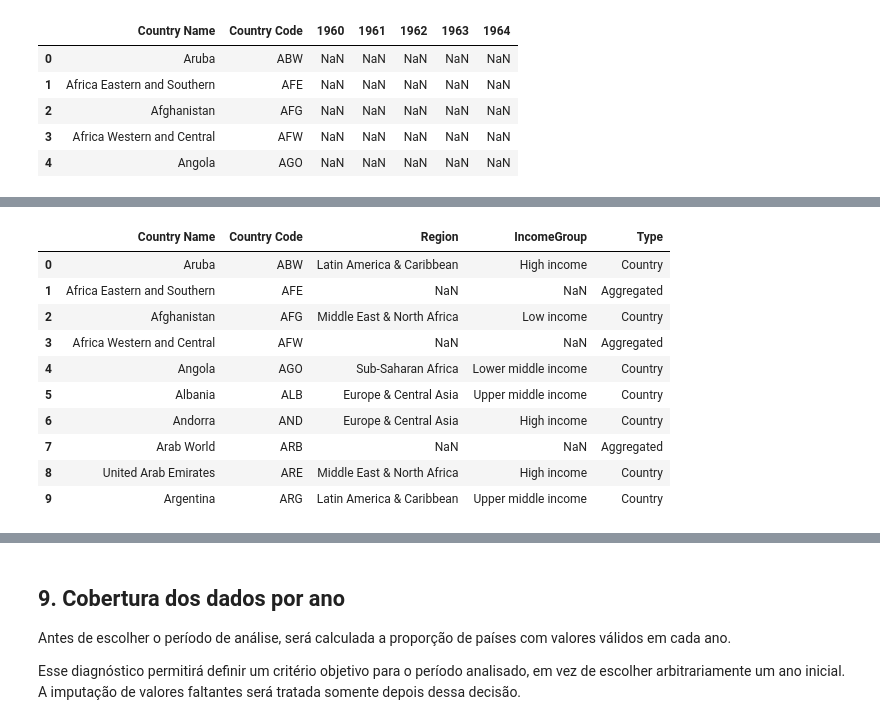
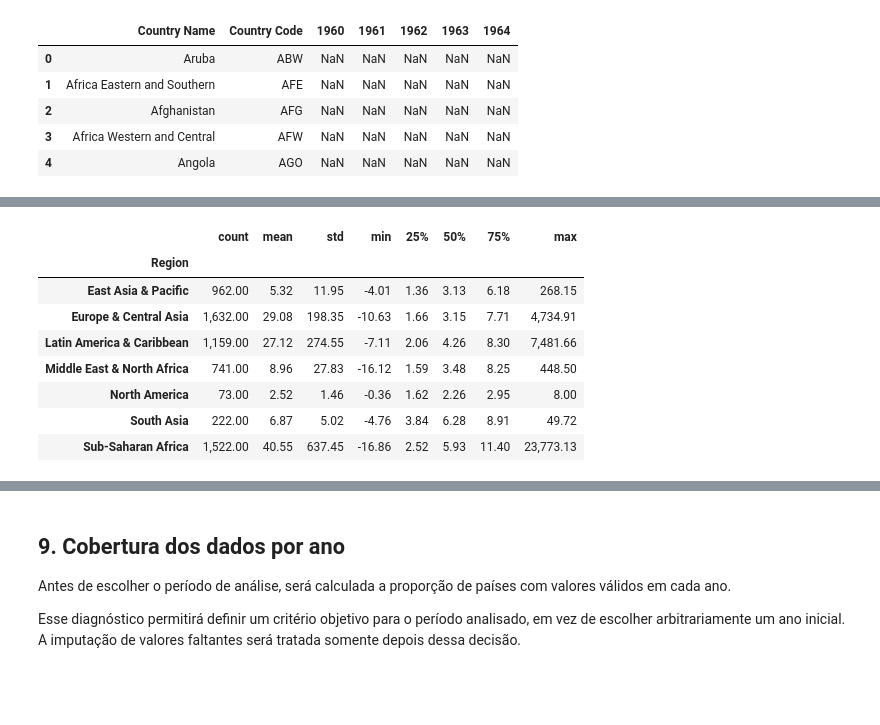
Before and after one commit to LeoPHP1/TP2_Data_science, a Jupyter notebook: TP2_inflacao.ipynb, the cells around one changed output, grey strips where cells are left out. Drawn from its saved outputs; the diff is of its cells as text; code cells hidden in the pictures; blank space fills up the shorter version.

Commit message:
Plot e analise de diversos graficos, series temporais e bayes

```diff
--- a/TP2_inflacao.ipynb
+++ b/TP2_inflacao.ipynb
@@ -66,3 +69,9 @@ Quantidade de anos: 66
+# %%
+def classificar(row):
+    if pd.isna(row["Region"]):
+        return "Aggregated"
+    else:
+        return "Country"
 # %% [markdown]
 ## 5. Normalização dos tipos
 
@@ -98,0 +112,14 @@ O código utiliza `Country Code` como chave, evitando problemas causados por dif
+# %%
+# Definir mínimo de dados para ser considerado válido
+# Anos com pelo menos 60% de dados válidos
+coverage = countries_df[year_columns].notna().mean()
+valid_years = list(coverage[coverage >= 0.60].index)
+
+coverage.plot()
+
+plt.axhline(0.60, linestyle='--')
+plt.title("Cobertura de dados por ano")
+plt.ylabel("Proporção de dados válidos")
+plt.xlabel("Ano")
+
+plt.show()
@@ -110,14 +139,35 @@ metadata_columns = [
     "Type"
 ]
 
-inflation_df = inflation_df.merge(
-    country_meta[metadata_columns],
-    on="Country Code",
-    how="left"
+id_columns = ["Country Name", "Country Code", "Region", "IncomeGroup"]
+
+#Transformando o dataset do formato wide para long
+inflation_raw_long = countries_df[id_columns + valid_years].melt(
+    id_vars=id_columns,
+    value_vars=valid_years,
+    var_name="Year",
+    value_name="Inflation Rate"
+)
+inflation_raw_long["Year"] = inflation_raw_long["Year"].astype(int)
+inflation_raw_long = inflation_raw_long.sort_values(["Country Code", "Year"])
+
+# Versão preenchida (interpolação + média do país)
+inflation_df_long = inflation_raw_long.copy()
+inflation_df_long["Inflation Rate"] = inflation_df_long.groupby("Country Code")["Inflation Rate"].transform(
+    lambda x: x.interpolate(method="linear", limit=3, limit_direction="both")
 )
 
-print(inflation_df["Type"].value_counts(dropna=False))
-display(inflation_df[[
-    "Country Name", "Country Code", "Region", "IncomeGroup", "Type"
-]].head(10))
+#Substituição pela média do país caso ainda haja lacunas:
+country_mean = inflation_df_long.groupby("Country Code")["Inflation Rate"].transform("mean")
+inflation_df_long["Inflation Rate"] = inflation_df_long["Inflation Rate"].fillna(country_mean)
+
+# Drop, caso ainda haja lacunas:
+inflation_df_long = inflation_df_long.dropna(subset=["Inflation Rate"])
+
+inflation_raw_long = inflation_raw_long.dropna(subset=["Inflation Rate"])
+
+print("Anos válidos:", valid_years[0], "a", valid_years[-1])
+print("Observações sem preenchimento:", len(inflation_raw_long))
+print("Observações com preenchimento:", len(inflation_df_long))
+display(inflation_raw_long.groupby("Region")["Inflation Rate"].describe())
 # %% [output]
@@ -129,11 +177,9 @@ Name: count, dtype: int64
-|  | Country Name | Country Code | Region | IncomeGroup | Type |
-| 0 | Aruba | ABW | Latin America & Caribbean | High income | Country |
-| 1 | Africa Eastern and Southern | AFE | NaN | NaN | Aggregated |
-| 2 | Afghanistan | AFG | Middle East & North Africa | Low income | Country |
-| 3 | Africa Western and Central | AFW | NaN | NaN | Aggregated |
-| 4 | Angola | AGO | Sub-Saharan Africa | Lower middle income | Country |
-| 5 | Albania | ALB | Europe & Central Asia | Upper middle income | Country |
-| 6 | Andorra | AND | Europe & Central Asia | High income | Country |
-| 7 | Arab World | ARB | NaN | NaN | Aggregated |
-| 8 | United Arab Emirates | ARE | Middle East & North Africa | High income | Country |
-| 9 | Argentina | ARG | Latin America & Caribbean | Upper middle income | Country |
+|  | count | mean | std | min | 25% | 50% | 75% | max |
+| Region |  |  |  |  |  |  |  |  |
+| East Asia & Pacific | 962.00 | 5.32 | 11.95 | -4.01 | 1.36 | 3.13 | 6.18 | 268.15 |
+| Europe & Central Asia | 1,632.00 | 29.08 | 198.35 | -10.63 | 1.66 | 3.15 | 7.71 | 4,734.91 |
+| Latin America & Caribbean | 1,159.00 | 27.12 | 274.55 | -7.11 | 2.06 | 4.26 | 8.30 | 7,481.66 |
+| Middle East & North Africa | 741.00 | 8.96 | 27.83 | -16.12 | 1.59 | 3.48 | 8.25 | 448.50 |
+| North America | 73.00 | 2.52 | 1.46 | -0.36 | 1.62 | 2.26 | 2.95 | 8.00 |
+| South Asia | 222.00 | 6.87 | 5.02 | -4.76 | 3.84 | 6.28 | 8.91 | 49.72 |
+| Sub-Saharan Africa | 1,522.00 | 40.55 | 637.45 | -16.86 | 2.52 | 5.93 | 11.40 | 23,773.13 |
```
Also changed, not shown: parts of 31 cells of this notebook.
